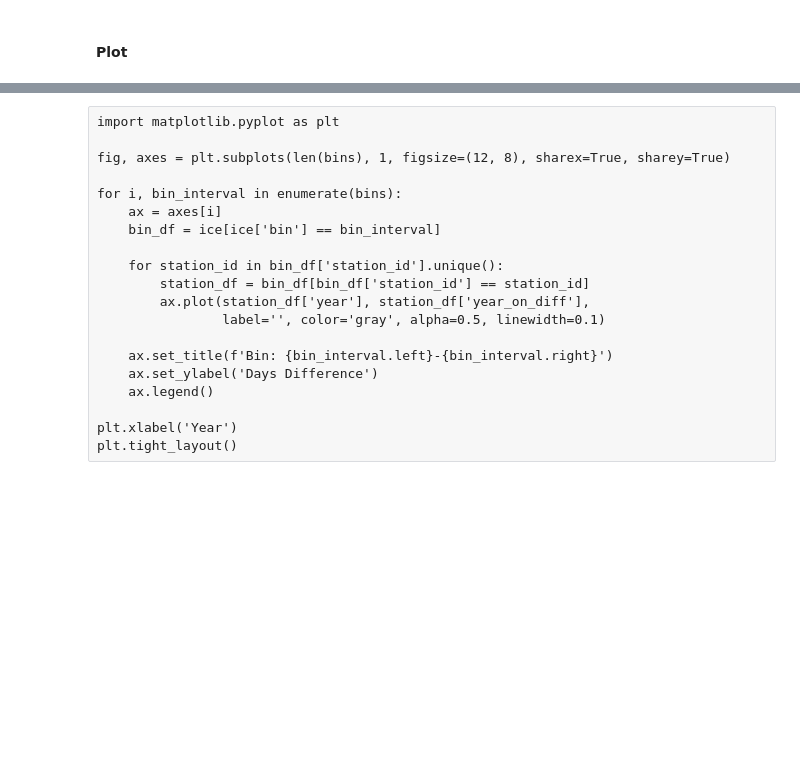
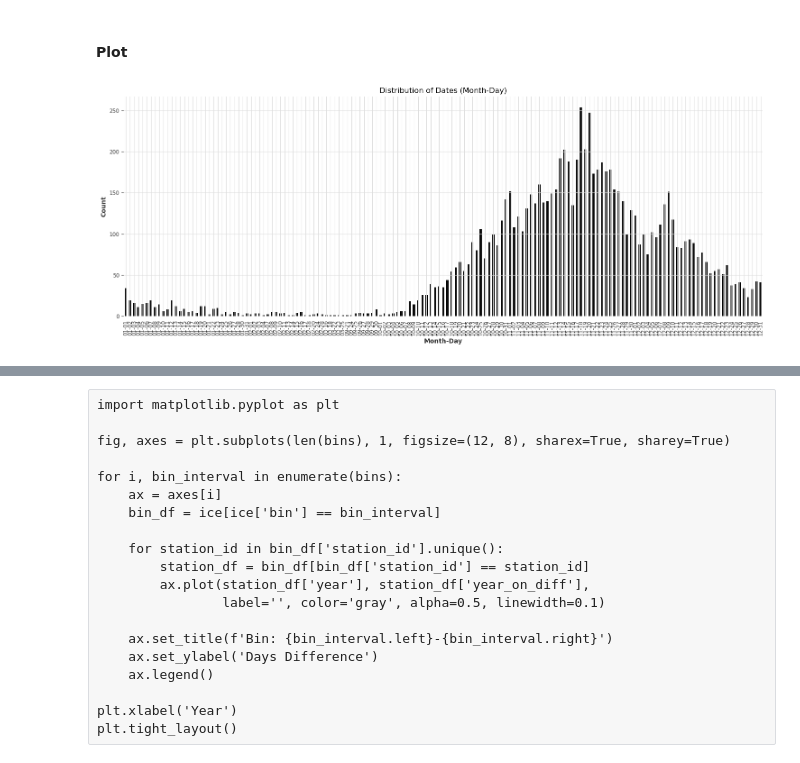
Before and after one commit to Eruveoo/Ice_cover_duration_project, a Jupyter notebook: Darts/era5lakes-darts-ice-multivar-to-trend.ipynb, the cells around one changed output, grey strips where cells are left out. Drawn from its saved outputs; the diff is of its cells as text; code cells hidden in the pictures; blank space fills up the shorter version.

```diff
--- a/Darts/era5lakes-darts-ice-multivar-to-trend.ipynb
+++ b/Darts/era5lakes-darts-ice-multivar-to-trend.ipynb
@@ -15,8 +26,8 @@ from sklearn.metrics import mean_squared_error, r2_score, mean_absolute_error
 # %%
 # get era5 data
 
-df = pyreadr.read_r('../Data/era5_met.rds')[None]
-df['date'] = pd.to_datetime(df['date'])
-df['year'] = df['date'].dt.year
-df['month'] = df['date'].dt.month
+era = pyreadr.read_r('../Data/era5_met.rds')[None]
+era['date'] = pd.to_datetime(era['date'])
+era['year'] = era['date'].dt.year
+era['month'] = era['date'].dt.month
 # %%
@@ -116,2 +130,16 @@ ice = pd.concat(complete_groups)
 # %% [markdown]
 #### Plot
+# %%
+# what's the earliest ice_on?
+month_days = ice['ice_on'].dt.strftime('%m-%d').value_counts().sort_index()
+
+plt.figure(figsize=(15, 6))
+month_days.plot(kind='bar')
+plt.title('Distribution of Dates (Month-Day)')
+plt.xlabel('Month-Day')
+plt.ylabel('Count')
+plt.xticks(rotation=90)
+plt.tight_layout()
+plt.show()
+# %% [output]
+[figure, added]
```
Also changed, not shown: parts of 45 cells of this notebook, 1 other file.
